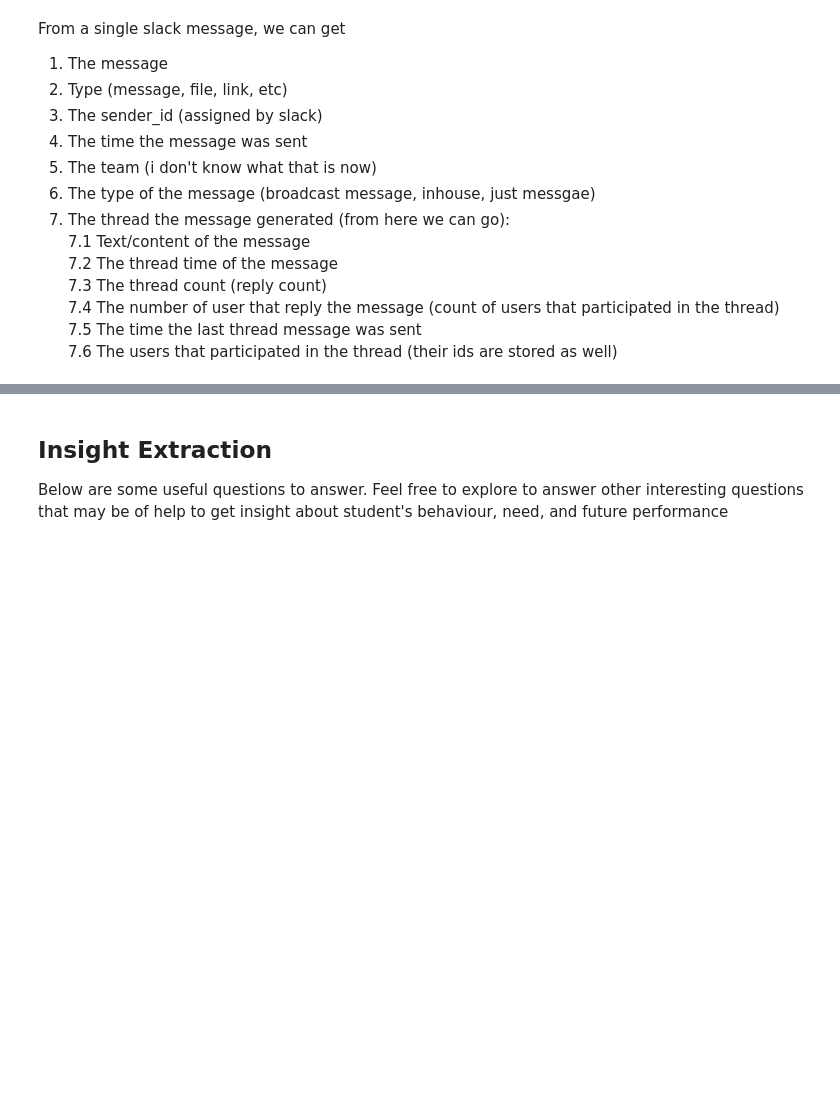
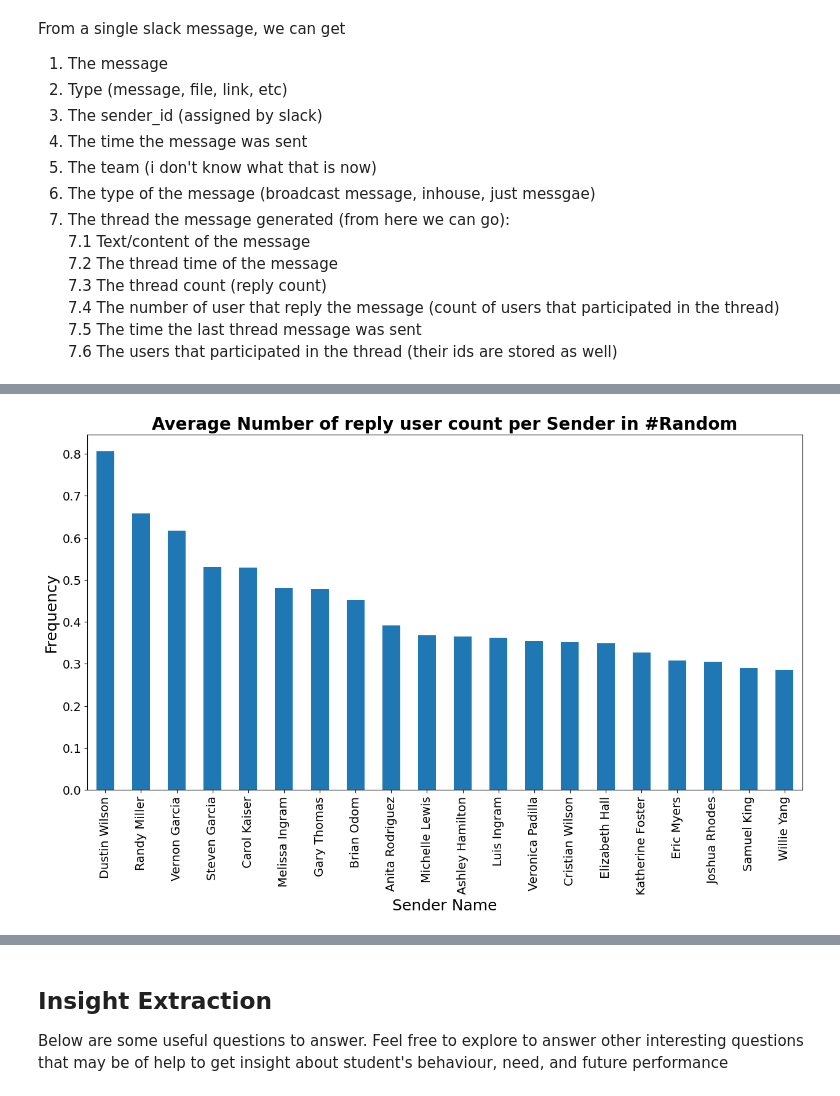
Before and after one commit to abrishdew/10Academy_week0, a Jupyter notebook: notebooks/parse_slack_data.ipynb, the cells around one changed output, grey strips where cells are left out. Cells and saved outputs as stored; diff of their text form; code cells hidden in the pictures; blank space fills up the shorter version.

```diff
--- a/notebooks/parse_slack_data.ipynb
+++ b/notebooks/parse_slack_data.ipynb
@@ -137,0 +157,4 @@ UnboundLocalError: local variable 'df' referenced before assignment
+# %%
+draw_avg_reply_users_count(df, 'Random')
+# %% [output]
+[figure, added]
```
Also changed, not shown: parts of 7 cells of this notebook.
